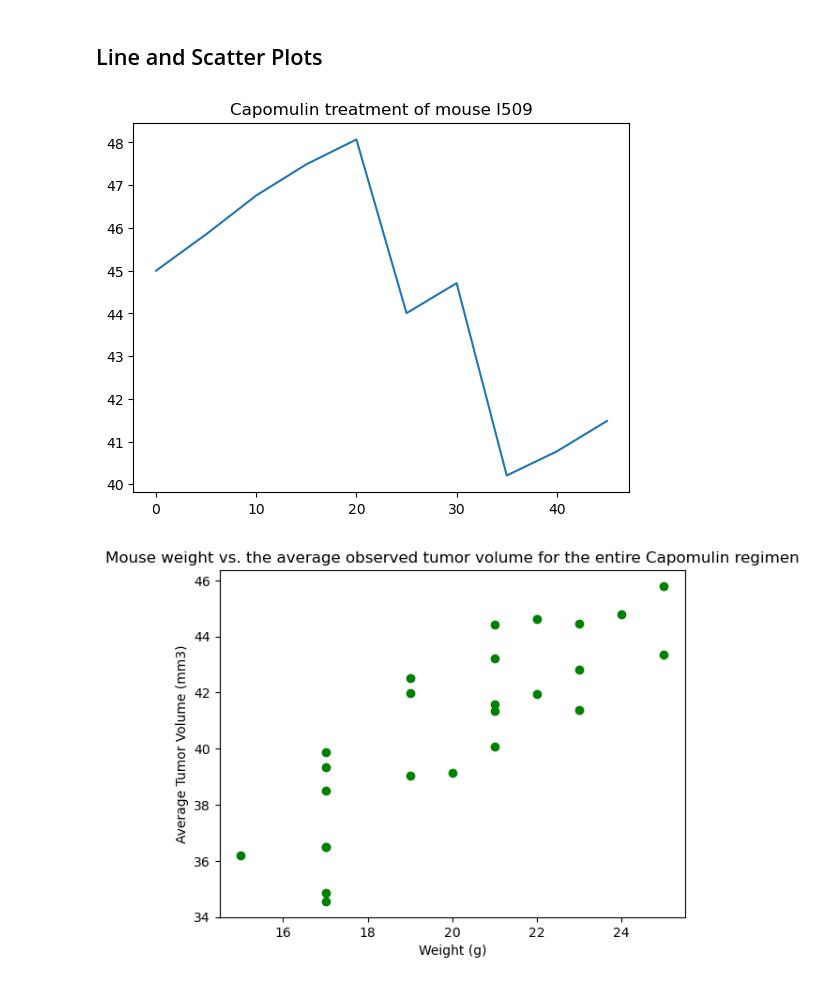
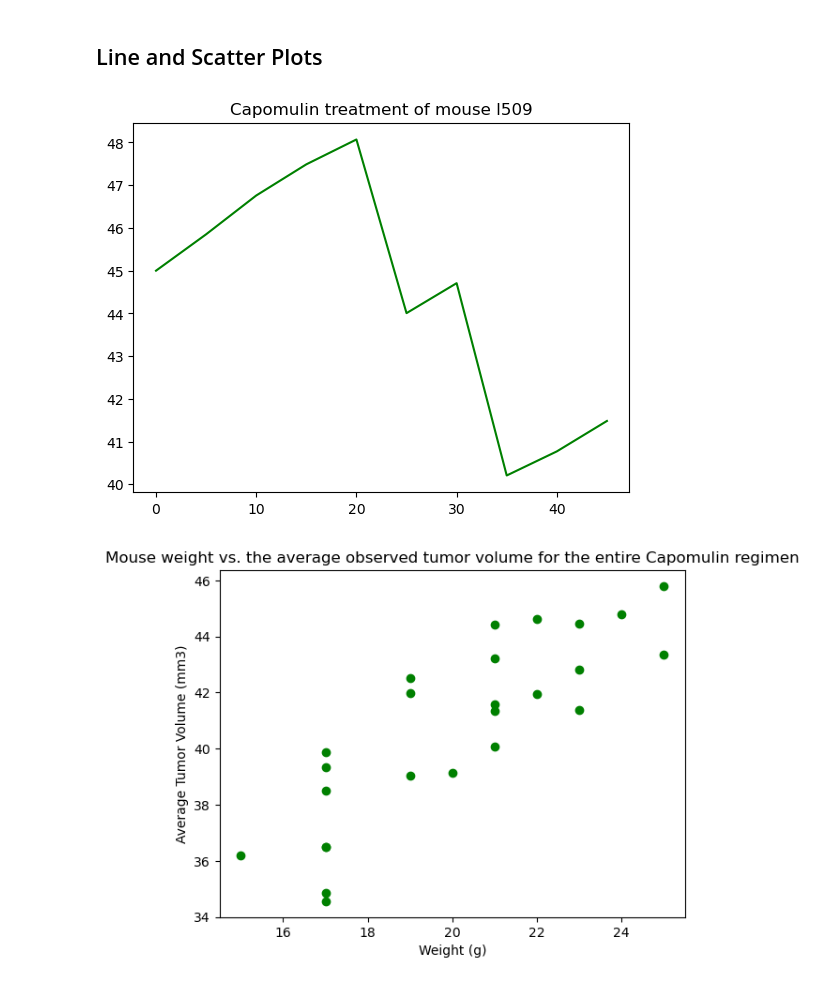
Before and after one commit to lishanisrikaran/data-visualisation-challenge, a Jupyter notebook: pymaceutical.ipynb, the cells around one changed output. Saved outputs shown, nothing was run; the diff lists cells and outputs as text; code cells hidden in the pictures.

```diff
--- a/pymaceutical.ipynb
+++ b/pymaceutical.ipynb
@@ -398,27 +293,32 @@ Values below 87.66645829999999 are potentially outliers for Ceftamin
 # Generate a box plot that shows the distrubution of the tumor volume for each treatment group.
 # %% [markdown]
 ## Line and Scatter Plots
-# %%
-# Generate a line plot of tumor volume vs. time point for a single mouse treated with Capomulin
-
-
-Mouse_ID = "l509"
-
-Capomulin =  cleaned_df.loc[cleaned_df["Drug Regimen"] == "Capomulin",:]
-
-Mouse_data = Capomulin.loc[Capomulin["Mouse ID"] == Mouse_ID, :]
-
-Timepoints = Mouse_data["Timepoint"]
-
-Tumor_Volume = Mouse_data["Tumor Volume (mm3)"]
-
-
-plt.title("Capomulin treatment of mouse I509")
-plt.plot(Timepoints, Tumor_Volume)
-
-plt.show()
-# %% [output]
-[figure, removed]
+# %%
+# Creates a new DataFrame only containing the Capomulin observations.
+Capomulin =  cleaned_df.loc[cleaned_df["Drug Regimen"] == "Capomulin",:]
+
+# Mouse ID to plot.
+Mouse_ID = "l509"
+
+
+# Locates all rows containing the chosen Mouse_ID from the Capomulin DataFrame.
+Mouse_timepoint_results = Capomulin.loc[Capomulin["Mouse ID"] == Mouse_ID, ["Mouse ID", "Timepoint", "Tumor Volume (mm3)"]]
+
+# Stores the series containing the chosen Mouse's Timepoint data in a Timepoints variable.
+Timepoints = Mouse_timepoint_results["Timepoint"]
+
+# Stores the series containing the chosen Mouse's Tumor Volume data in a Tumor_Volume variable.
+Tumor_Volume = Mouse_timepoint_results["Tumor Volume (mm3)"]
+
+# Generates a line plot of tumor volume vs. time point for a single mouse treated with Capomulin.
+plt.plot(Timepoints, Tumor_Volume, color="green")
+
+# Sets title.
+plt.title(f"Capomulin treatment of mouse {Mouse_ID}")
+
+plt.show()
+# %% [output]
+[figure, added]
 # %%
 # Groups the Capomulin DataFrame by Mouse ID and outputs each of their average weight's and tumor volume's in a new DataFrame.
 average_capomulin_tumor = Capomulin.groupby("Mouse ID")[["Weight (g)", "Tumor Volume (mm3)"]].mean()
```
Also changed, not shown: parts of 7 cells of this notebook.
